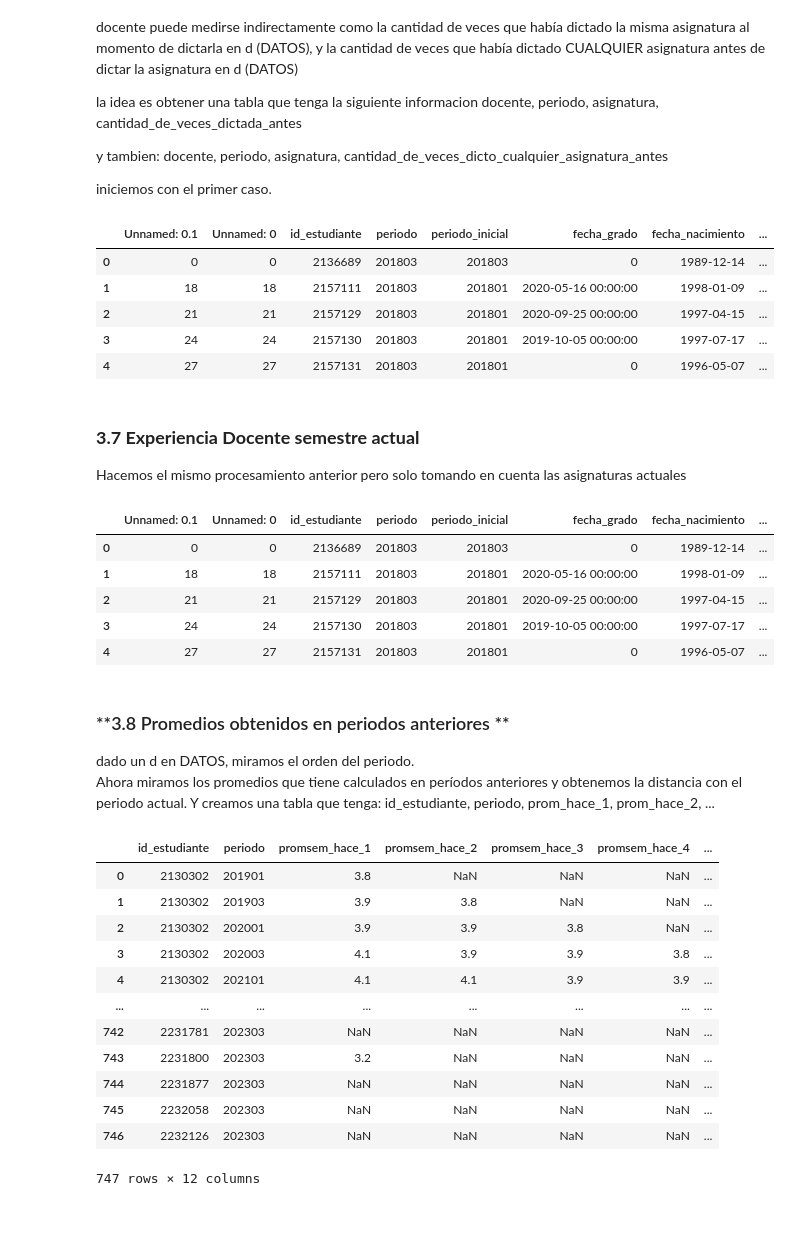
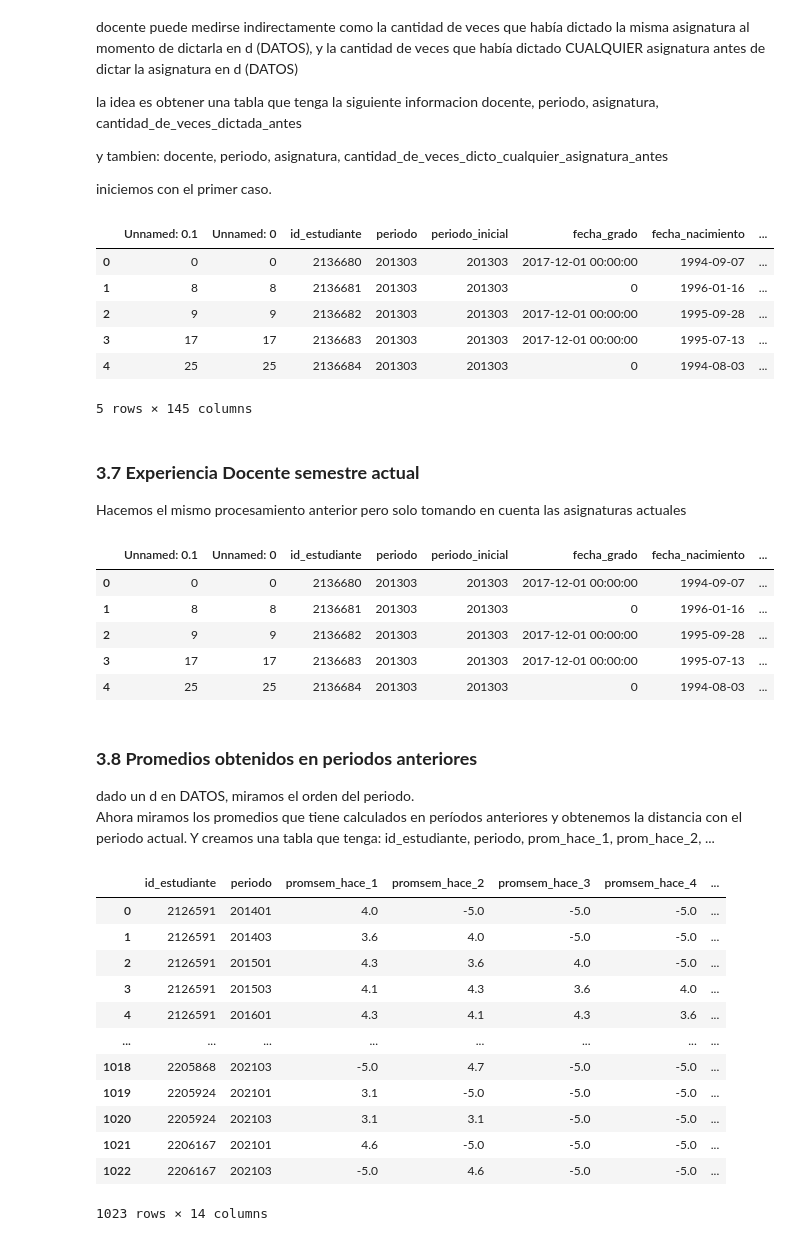
Before and after one commit to jaimereinoso2/UAOPiloto, a Jupyter notebook: detecta_desertores.ipynb, the cells around one changed output. Drawn from its saved outputs; the diff is of its cells as text; code cells hidden in the pictures.

Commit message:
ya se terminó DATOS y se esta instalando sklearn e imbalanced-learn para proceder con el primer intento

```diff
--- a/detecta_desertores.ipynb
+++ b/detecta_desertores.ipynb
@@ -112,7 +117,7 @@ cadena_conexion = f'mysql+mysqlconnector://{usuario}:{contraseña}@{host}/{base_
 motor = create_engine(cadena_conexion)
 DATOS = pd.read_excel('DATOS.xlsx')
 # %%
-# el máximo periodo_orden es 12
+# el máximo periodo_orden es 21!! OJO, ESTO HAY QUE CALCULARLO
 
 from datetime import datetime, timedelta
 
@@ -126,7 +131,7 @@ for indice, d in DATOS.iterrows():
     # print(id_estudiante, periodo_orden,'fecha_grado:', d['fecha_grado'], 'periodo_fi:', d['periodo_fi'], d['periodo_fi'] + timedelta(days=365))
 
 
-    if periodo_orden >= 10:  # si es 11 o 12 no podemos aún calcular si si o si no
+    if periodo_orden >= 20:  # si es 20 o 21 no podemos aún calcular si si o si no
         d['LABEL'] = -1
         # print('     no se sabe')
     else:
@@ -429,10 +471,11 @@ temp = pd.read_sql(query, con=motor)
 DATOS = DATOS.merge(temp, on='periodo', how='inner')
 
 # Convertir la fecha de inicio del periodo a un objeto datetime
-DATOS['periodo_fecha_inicio'] = pd.to_datetime( DATOS['periodo_fecha_inicio'])
+DATOS['periodo_fi'] = pd.to_datetime( DATOS['periodo_fi'])
+DATOS['fecha_nacimiento'] = pd.to_datetime( DATOS['fecha_nacimiento'])
 
 # calculamos la edad
-DATOS['estudiante_edad'] = round((DATOS['periodo_fecha_inicio'] - DATOS['fecha_nacimiento']).dt.days/365,1)
+DATOS['estudiante_edad'] = round((DATOS['periodo_fi'] - DATOS['fecha_nacimiento']).dt.days/365,1)
 DATOS
 # %% [output]
 |  | Unnamed: 0.1 | Unnamed: 0 | id_estudiante | periodo | periodo_inicial | fecha_grado | fecha_nacimiento | ... |
@@ -601,12 +646,13 @@ iniciemos con el primer caso.
 query = """
     select id_estudiante, periodo, cod_dep,  avg(experiencia) avg_experiencia
     from (
-        select ed.id_estudiante, ed.periodo, ed.cod_asig, ed.cedula, ed.cod_dep, count(*) experiencia
+        select ed.id_estudiante, ed.periodo, ed.cod_asig, ed.id_docente,
+               ed.cod_dep, count(*) experiencia
         from ea_docentes ed, docentes_grupos dg
-        where dg.cedula = ed.cedula
+        where dg.id_docente = ed.id_docente
         and   dg.periodo < ed.periodo
         and   dg.cod_asig = ed.cod_asig
-	group by ed.id_estudiante, ed.periodo, ed.cod_asig, ed.cedula, ed.cod_dep
+	group by ed.id_estudiante, ed.periodo, ed.cod_asig, ed.id_docente, ed.cod_dep
 ) v
 group by id_estudiante, periodo, cod_dep
 """
@@ -623,11 +669,12 @@ DATOS = DATOS.fillna(-10)
 DATOS.head()
 # %% [output]
 |  | Unnamed: 0.1 | Unnamed: 0 | id_estudiante | periodo | periodo_inicial | fecha_grado | fecha_nacimiento | ... |
-| 0 | 0 | 0 | 2136689 | 201803 | 201803 | 0 | 1989-12-14 | ... |
-| 1 | 18 | 18 | 2157111 | 201803 | 201801 | 2020-05-16 00:00:00 | 1998-01-09 | ... |
-| 2 | 21 | 21 | 2157129 | 201803 | 201801 | 2020-09-25 00:00:00 | 1997-04-15 | ... |
-| 3 | 24 | 24 | 2157130 | 201803 | 201801 | 2019-10-05 00:00:00 | 1997-07-17 | ... |
-| 4 | 27 | 27 | 2157131 | 201803 | 201801 | 0 | 1996-05-07 | ... |
+| 0 | 0 | 0 | 2136680 | 201303 | 201303 | 2017-12-01 00:00:00 | 1994-09-07 | ... |
+| 1 | 8 | 8 | 2136681 | 201303 | 201303 | 0 | 1996-01-16 | ... |
+| 2 | 9 | 9 | 2136682 | 201303 | 201303 | 2017-12-01 00:00:00 | 1995-09-28 | ... |
+| 3 | 17 | 17 | 2136683 | 201303 | 201303 | 2017-12-01 00:00:00 | 1995-07-13 | ... |
+| 4 | 25 | 25 | 2136684 | 201303 | 201303 | 0 | 1994-08-03 | ... |
+5 rows × 145 columns
 # %% [markdown]
 ### **3.7 Experiencia Docente semestre actual**
 
@@ -636,12 +683,13 @@ Hacemos el mismo procesamiento anterior pero solo tomando en cuenta las asignatu
 query = """
     select id_estudiante, periodo, cod_dep,  avg(experiencia) avg_experiencia
     from (
-        select ed.id_estudiante, ed.periodo, ed.cod_asig, ed.cedula, ed.cod_dep, count(*) experiencia
+        select ed.id_estudiante, ed.periodo, ed.cod_asig,
+               ed.id_docente, ed.cod_dep, count(*) experiencia
         from ea_docentes ed, docentes_grupos dg
-        where dg.cedula = ed.cedula
+        where dg.id_docente = ed.id_docente
         and   dg.periodo = ed.periodo
         and   dg.cod_asig = ed.cod_asig
-	group by ed.id_estudiante, ed.periodo, ed.cod_asig, ed.cedula, ed.cod_dep
+	group by ed.id_estudiante, ed.periodo, ed.cod_asig, ed.id_docente, ed.cod_dep
 ) v
 group by id_estudiante, periodo, cod_dep
 """
@@ -661,13 +709,13 @@ pd.set_option('display.max_columns', None)
 DATOS.head()
 # %% [output]
 |  | Unnamed: 0.1 | Unnamed: 0 | id_estudiante | periodo | periodo_inicial | fecha_grado | fecha_nacimiento | ... |
-| 0 | 0 | 0 | 2136689 | 201803 | 201803 | 0 | 1989-12-14 | ... |
-| 1 | 18 | 18 | 2157111 | 201803 | 201801 | 2020-05-16 00:00:00 | 1998-01-09 | ... |
-| 2 | 21 | 21 | 2157129 | 201803 | 201801 | 2020-09-25 00:00:00 | 1997-04-15 | ... |
-| 3 | 24 | 24 | 2157130 | 201803 | 201801 | 2019-10-05 00:00:00 | 1997-07-17 | ... |
-| 4 | 27 | 27 | 2157131 | 201803 | 201801 | 0 | 1996-05-07 | ... |
+| 0 | 0 | 0 | 2136680 | 201303 | 201303 | 2017-12-01 00:00:00 | 1994-09-07 | ... |
+| 1 | 8 | 8 | 2136681 | 201303 | 201303 | 0 | 1996-01-16 | ... |
+| 2 | 9 | 9 | 2136682 | 201303 | 201303 | 2017-12-01 00:00:00 | 1995-09-28 | ... |
+| 3 | 17 | 17 | 2136683 | 201303 | 201303 | 2017-12-01 00:00:00 | 1995-07-13 | ... |
+| 4 | 25 | 25 | 2136684 | 201303 | 201303 | 0 | 1994-08-03 | ... |
 # %% [markdown]
-### **3.8  Promedios obtenidos en periodos anteriores **
+### **3.8  Promedios obtenidos en periodos anteriores**
 
 dado un d en DATOS, miramos el orden del periodo.
 Ahora miramos los promedios que tiene calculados en períodos anteriores y obtenemos la distancia con el periodo actual.
@@ -676,31 +724,34 @@ id_estudiante, periodo, prom_hace_1, prom_hace_2, ...
 # %%
 query = """
     select em1.id_estudiante, em1.periodo, em2.prom_ponderado_sem promsem, pr1.orden - pr2.orden distancia
     from estudiantesmatriculas em1, periodosregulares pr1, estudiantesmatriculas em2, periodosregulares pr2
     where pr1.periodo = em1.periodo
     and   em2.id_estudiante = em1.id_estudiante
     and   pr2.periodo = em2.periodo
     and   pr1.orden > pr2.orden
 """
 temp = pd.read_sql(query, con=motor)
 
 temp = temp.pivot(index=['id_estudiante','periodo'], columns='distancia', values='promsem').reset_index()
 
 prefijo = 'promsem_hace_'
 temp.columns = [f'{prefijo}{col}' for col in temp.columns]
 temp = temp.rename(columns={'promsem_hace_id_estudiante':'id_estudiante', 'promsem_hace_periodo':'periodo'})
-temp
+temp = temp.fillna(-5)
+temp['periodo'] = temp['periodo'].astype('int64')
+DATOS = DATOS.merge(temp, on=['id_estudiante','periodo'], how='left')
+DATOS = DATOS.fillna(-5)
 # %% [output]
 |  | id_estudiante | periodo | promsem_hace_1 | promsem_hace_2 | promsem_hace_3 | promsem_hace_4 | ... |
-| 0 | 2130302 | 201901 | 3.8 | NaN | NaN | NaN | ... |
-| 1 | 2130302 | 201903 | 3.9 | 3.8 | NaN | NaN | ... |
-| 2 | 2130302 | 202001 | 3.9 | 3.9 | 3.8 | NaN | ... |
-| 3 | 2130302 | 202003 | 4.1 | 3.9 | 3.9 | 3.8 | ... |
-| 4 | 2130302 | 202101 | 4.1 | 4.1 | 3.9 | 3.9 | ... |
+| 0 | 2126591 | 201401 | 4.0 | -5.0 | -5.0 | -5.0 | ... |
+| 1 | 2126591 | 201403 | 3.6 | 4.0 | -5.0 | -5.0 | ... |
+| 2 | 2126591 | 201501 | 4.3 | 3.6 | 4.0 | -5.0 | ... |
+| 3 | 2126591 | 201503 | 4.1 | 4.3 | 3.6 | 4.0 | ... |
+| 4 | 2126591 | 201601 | 4.3 | 4.1 | 4.3 | 3.6 | ... |
 | ... | ... | ... | ... | ... | ... | ... | ... |
-| 742 | 2231781 | 202303 | NaN | NaN | NaN | NaN | ... |
-| 743 | 2231800 | 202303 | 3.2 | NaN | NaN | NaN | ... |
-| 744 | 2231877 | 202303 | NaN | NaN | NaN | NaN | ... |
-| 745 | 2232058 | 202303 | NaN | NaN | NaN | NaN | ... |
-| 746 | 2232126 | 202303 | NaN | NaN | NaN | NaN | ... |
+| 1018 | 2205868 | 202103 | -5.0 | 4.7 | -5.0 | -5.0 | ... |
+| 1019 | 2205924 | 202101 | 3.1 | -5.0 | -5.0 | -5.0 | ... |
+| 1020 | 2205924 | 202103 | 3.1 | 3.1 | -5.0 | -5.0 | ... |
+| 1021 | 2206167 | 202101 | 4.6 | -5.0 | -5.0 | -5.0 | ... |
+| 1022 | 2206167 | 202103 | -5.0 | 4.6 | -5.0 | -5.0 | ... |
-747 rows × 12 columns
+1023 rows × 14 columns
```
Also changed, not shown: parts of 21 cells of this notebook, 14 other files.
